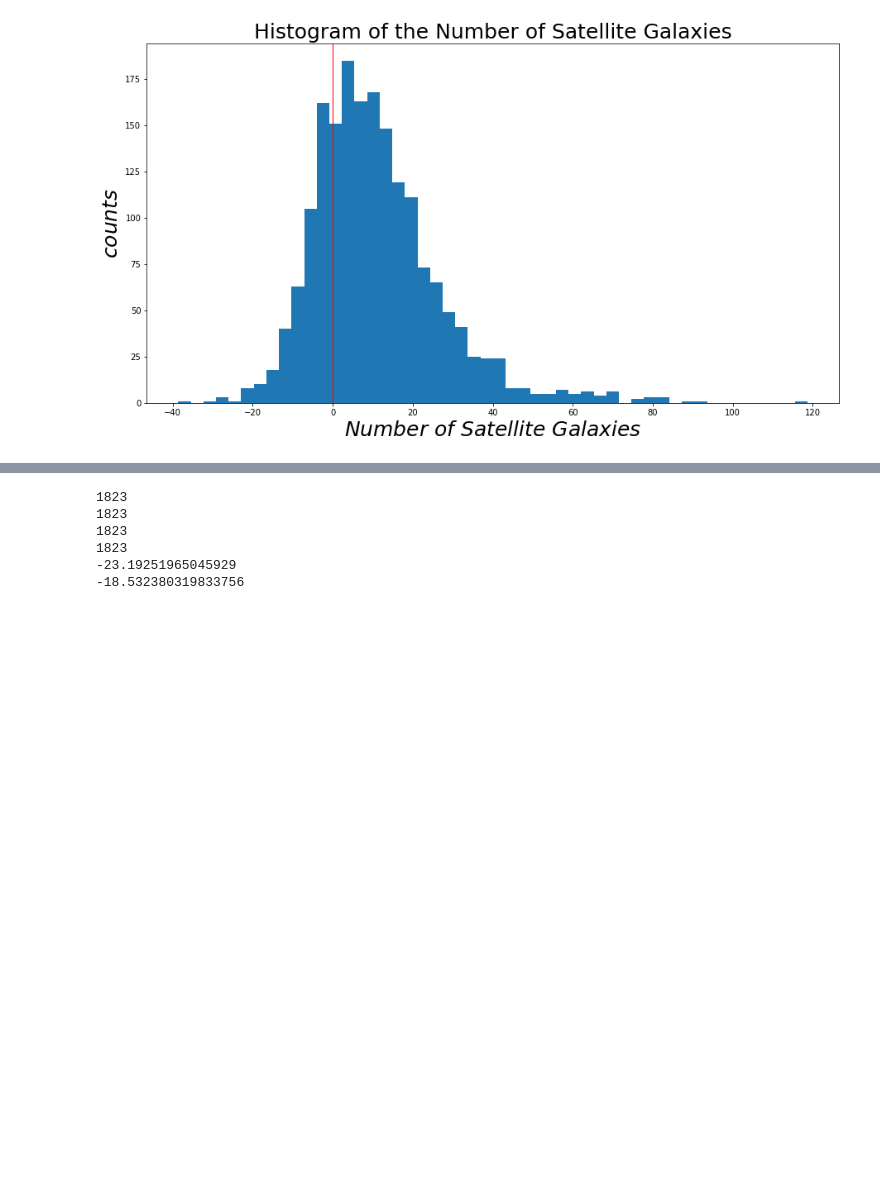
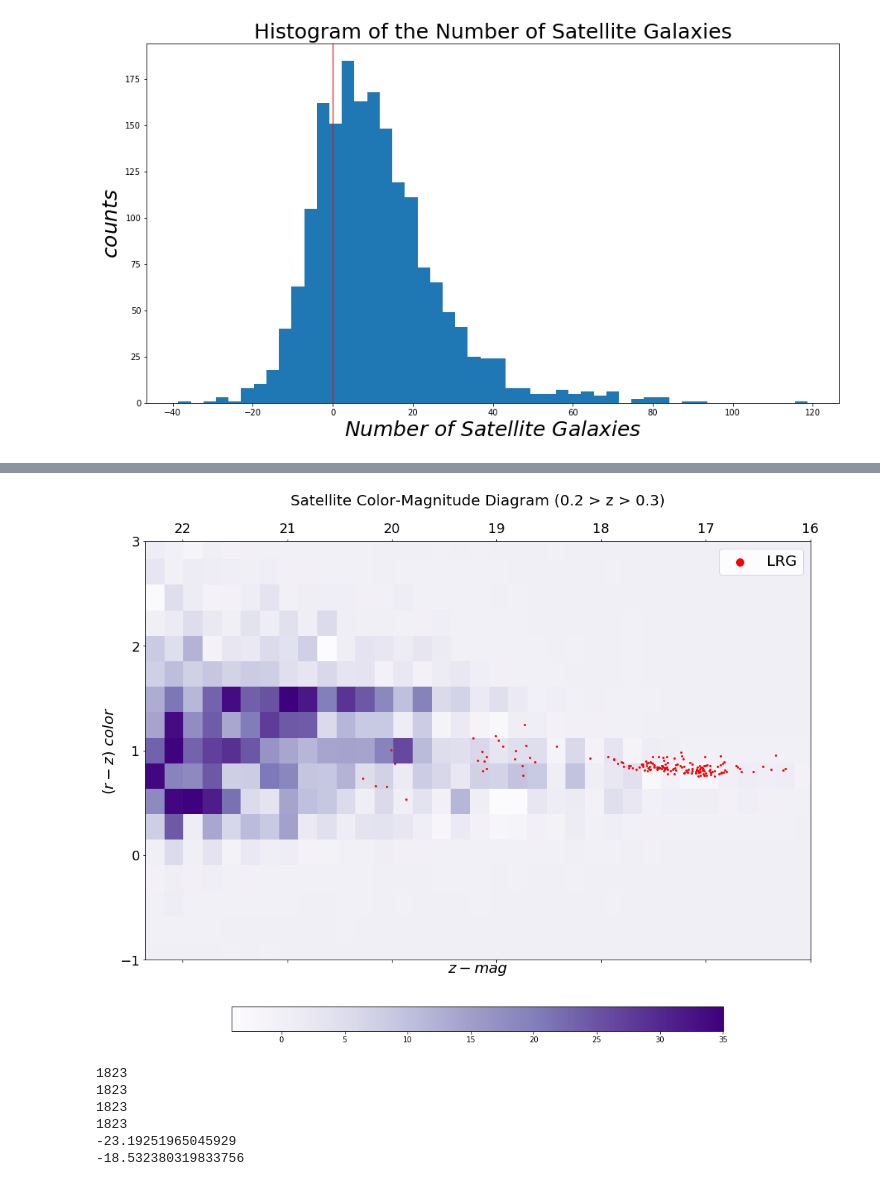
Before and after one commit to metownsend/LRG-Sats, a Jupyter notebook: statSub.ipynb, the cells around one changed output, grey strips where cells are left out. Cells and saved outputs as stored; diff of their text form; code cells hidden in the pictures; blank space fills up the shorter version.

```diff
--- a/statSub.ipynb
+++ b/statSub.ipynb
@@ -834,40 +852,43 @@ def cmdHistograms(H, edges):
 #         f.suptitle("Satellite Density CMD (LRG {})".format(i))
 
     plt.rcParams["figure.figsize"] = [40, 20]
     im1 = plt.matshow(rz_zmag_sum, cmap=plt.cm.Purples, norm=colors.Normalize(), extent=[edges[1][0], edges[1][len(edges[1]) - 1], edges[0][0], edges[0][len(edges[0]) - 1]])
-    plt.scatter(zmag_LRG[np.where((z_LRG >= 0.6) & (z_LRG < 0.65))], rzcolor_LRG[np.where((z_LRG >= 0.6) & (z_LRG < 0.65))], s=2, color='red', label="LRG")
-#     plt.title("Satellite Color-Magnitude Diagram (0.6 > z > 0.65)".format(i), fontsize=20, pad=20)
+    plt.scatter(zmag_LRG[np.where((z_LRG >= 0.2) & (z_LRG < 0.3))], rzcolor_LRG[np.where((z_LRG >= 0.2) & (z_LRG < 0.3))], s=4, color='red', label="LRG")
+    plt.title("Satellite Color-Magnitude Diagram (0.2 > z > 0.3)".format(i), fontsize=20, pad=20)
 #         plt.xaxis.set_ticks_position('bottom')
 #         plt.invert_xaxis()
-#     plt.rcParams['xtick.bottom'] = plt.rcParams['xtick.labelbottom'] = True
+    plt.rcParams['xtick.bottom'] = plt.rcParams['xtick.labelbottom'] = True
+    plt.rcParams['xtick.top'] = plt.rcParams['xtick.labeltop'] = False
     plt.gca().invert_xaxis()
     plt.tick_params(axis='both', which='major', labelsize=18)
-    plt.xlim(25, 16)
+    plt.xlim(22.36, 16)
     plt.ylim(-1, 3)
 #         plt.set(xlabel='zmag', ylabel='(r-z)')
 #         plt.set_ylim(bottom=-5, top=5)
     plt.colorbar(im1, orientation="horizontal", fraction=0.037, pad=0.07)
 #         s = 'LRG redshift: {0:.2f}'.format(z_LRG[i])
 #         t = 'LRG coords: {:.2f}, {:.2f}'.format(ra_LRG[i], dec_LRG[i])
 #         plt.text(16, -2, s, family='sans-serif', fontsize=14)
 #         plt.text(16, -2.5, t, family='sans-serif', fontsize=14)
 #         axarr[0].title("Satellite Color-Magnitude Diagram (LRG {})".format(i), fontsize=15)
-#     plt.xlabel(r'$z-mag$', fontsize=20)
-#     plt.ylabel(r'$(r-z)$ $color$', fontsize=20)
+    plt.xlabel(r'$z-mag$', fontsize=20)
+    plt.ylabel(r'$(r-z)$ $color$', fontsize=20)
     plt.legend(loc='upper right', prop={'size': 20}, markerscale=5.0)
 
         # save image with incrementing file name
-    plt.savefig('/Users/mtownsend/Desktop/satHistCMD-zslice5_v2_nolabel.jpeg'.format(i))
+#     plt.savefig('/Users/mtownsend/Desktop/MeetingPlots/satHistCMD-zslice1_v3.jpeg'.format(i))
     plt.show()
 
 # cmdHistograms(Nsat_zcut1, edges)
 # cmdHistograms(Nsat_zcut2, edges)
 # cmdHistograms(Nsat_zcut3, edges)
 # cmdHistograms(Nsat_zcut4, edges)
 cmdHistograms(Nsat_zcut5, edges)
 
 
 # sns.jointplot(Nsat_zcut5, edges, kind="hex", color="#4CB391")
+# %% [output]
+[figure, added]
 # %%
 # read in EAZY outputs
 # only need 3rd, 6th, and 7th columns
```
Also changed, not shown: parts of 6 cells of this notebook.
